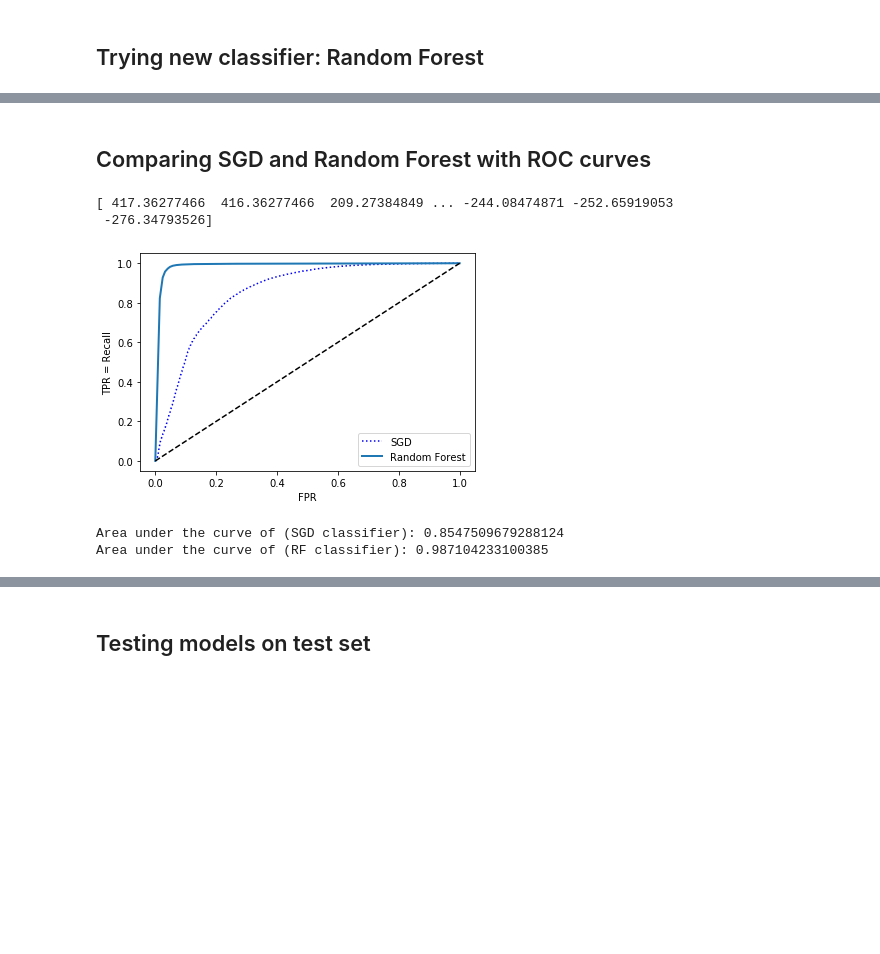
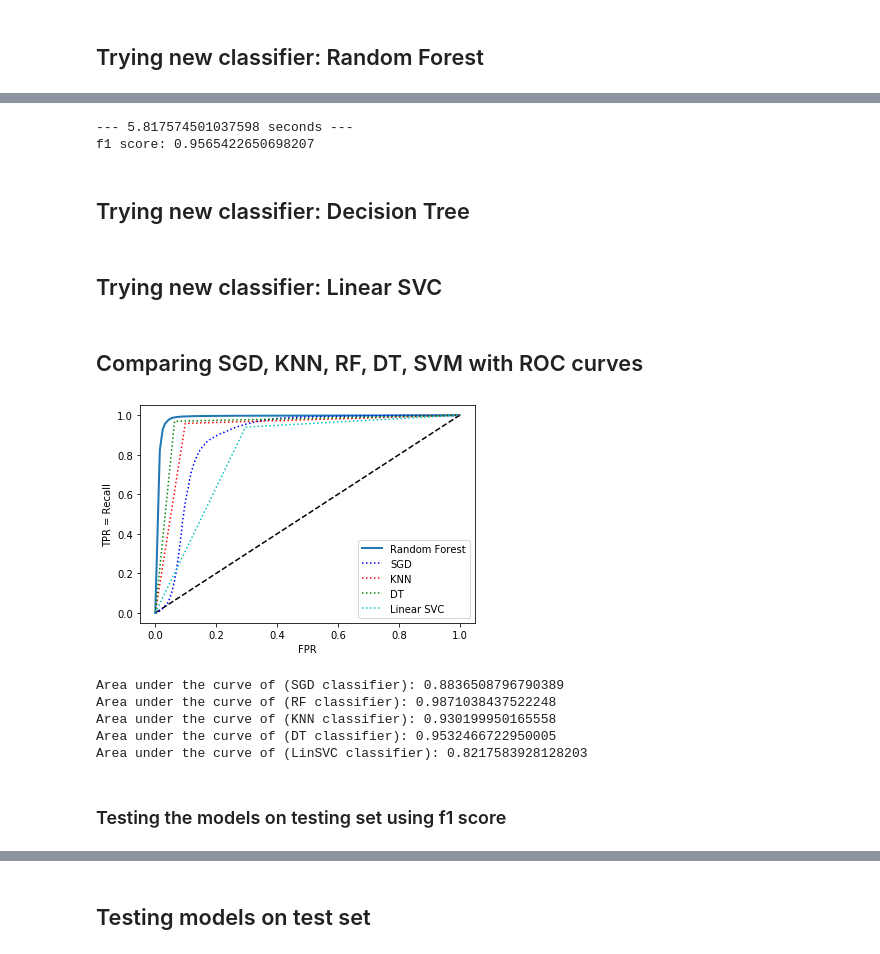
Before and after one commit to ElliottDenis/IRIDIA-ML-internship, a Jupyter notebook: (SDSS - 2) Binary classification.ipynb, the cells around one changed output, grey strips where cells are left out. Cells and saved outputs as stored; diff of their text form; code cells hidden in the pictures; blank space fills up the shorter version.

```diff
--- a/(SDSS - 2) Binary classification.ipynb
+++ b/(SDSS - 2) Binary classification.ipynb
@@ -227,5 +204,25 @@ y_scores_forest = y_probas_forest[:, 1]   # score = proba of positive class
+# %%
+start_time = time.time()
+neigh = KNeighborsClassifier(n_neighbors=4)
+# we'll be using k=4 later on which is why we define it as y_scores_KNN
+y_scores_KNN = cross_val_predict(neigh, x_train, y_train_galaxy, cv=3)
+print("--- %s seconds ---" % (time.time() - start_time))
+print("f1 score:", f1_score(y_train_galaxy, y_scores_KNN))
+# %% [output]
+--- 5.817574501037598 seconds ---
+f1 score: 0.9565422650698207
+# %% [markdown]
+## Trying new classifier: Decision Tree
+# %%
+DT_clf = DecisionTreeClassifier(random_state=42)
+y_scores_DT = cross_val_predict(DT_clf, x_train, y_train_galaxy, cv=3)
+# %% [markdown]
+## Trying new classifier: Linear SVC
+# %%
+linsvc_clf = LinearSVC(random_state=42)
+y_scores_LinSVC = cross_val_predict(linsvc_clf, x_train, y_train_galaxy, cv=3)
 # %% [markdown]
-## Comparing SGD and Random Forest with ROC curves
+## Comparing SGD, KNN, RF, DT, SVM with ROC curves
 # %%
 def plot_roc_curve(fpr, tpr, label=None):
     plt.plot(fpr, tpr, linewidth=2, label=label)
@@ -233,25 +230,35 @@ def plot_roc_curve(fpr, tpr, label=None):
     plt.xlabel("FPR")
     plt.ylabel("TPR = Recall")
 # %%
-y_scores_SGD = y_scores
 # tpr and fpr for various threshold values
 fpr_SGD, tpr_SGD, thresholds_SGD = roc_curve(y_train_galaxy, y_scores_SGD)
-fpr_forest, tpr_forest, thresholds_forest = roc_curve(y_train_galaxy,y_scores_forest)
+fpr_RF, tpr_RF, thresholds_RF = roc_curve(y_train_galaxy,y_scores_RF)
+fpr_KNN, tpr_KNN, thresholds_KNN = roc_curve(y_train_galaxy,y_scores_KNN)
+fpr_DT, tpr_DT, thresholds_DT = roc_curve(y_train_galaxy,y_scores_DT)
+fpr_LinSVC, tpr_LinSVC, thresholds_LinSVC = roc_curve(y_train_galaxy,y_scores_LinSVC)
-# %% [output]
-[ 417.36277466  416.36277466  209.27384849 ... -244.08474871 -252.65919053
- -276.34793526]
 # %%
+plot_roc_curve(fpr_RF, tpr_RF, "Random Forest")
 plt.plot(fpr_SGD, tpr_SGD, "b:", label="SGD")
-plot_roc_curve(fpr_forest, tpr_forest, "Random Forest")
+plt.plot(fpr_KNN, tpr_KNN, "r:", label="KNN")
+plt.plot(fpr_DT, tpr_DT, "g:", label="DT")
+plt.plot(fpr_LinSVC, tpr_LinSVC, "c:", label="Linear SVC")
+
 plt.legend(loc="lower right")
-#plt.xlim(0,0.05)
 plt.show()
 
 # Can also measure the area under the curve AUC
 from sklearn.metrics import roc_auc_score
 print("Area under the curve of (SGD classifier):", roc_auc_score(y_train_galaxy, y_scores_SGD))
-print("Area under the curve of (RF classifier):", roc_auc_score(y_train_galaxy, y_scores_forest))
+print("Area under the curve of (RF classifier):", roc_auc_score(y_train_galaxy, y_scores_RF))
+print("Area under the curve of (KNN classifier):", roc_auc_score(y_train_galaxy, y_scores_KNN))
+print("Area under the curve of (DT classifier):", roc_auc_score(y_train_galaxy, y_scores_DT))
+print("Area under the curve of (LinSVC classifier):", roc_auc_score(y_train_galaxy, y_scores_LinSVC))
 # %% [output]
-[figure, old version]
+[figure, new version]
-Area under the curve of (SGD classifier): 0.8547509679288124
-Area under the curve of (RF classifier): 0.987104233100385
+Area under the curve of (SGD classifier): 0.8836508796790389
+Area under the curve of (RF classifier): 0.9871038437522248
+Area under the curve of (KNN classifier): 0.930199950165558
+Area under the curve of (DT classifier): 0.9532466722950005
+Area under the curve of (LinSVC classifier): 0.8217583928128203
+# %% [markdown]
+### Testing the models on testing set using f1 score
```
Also changed, not shown: parts of 36 cells of this notebook.
